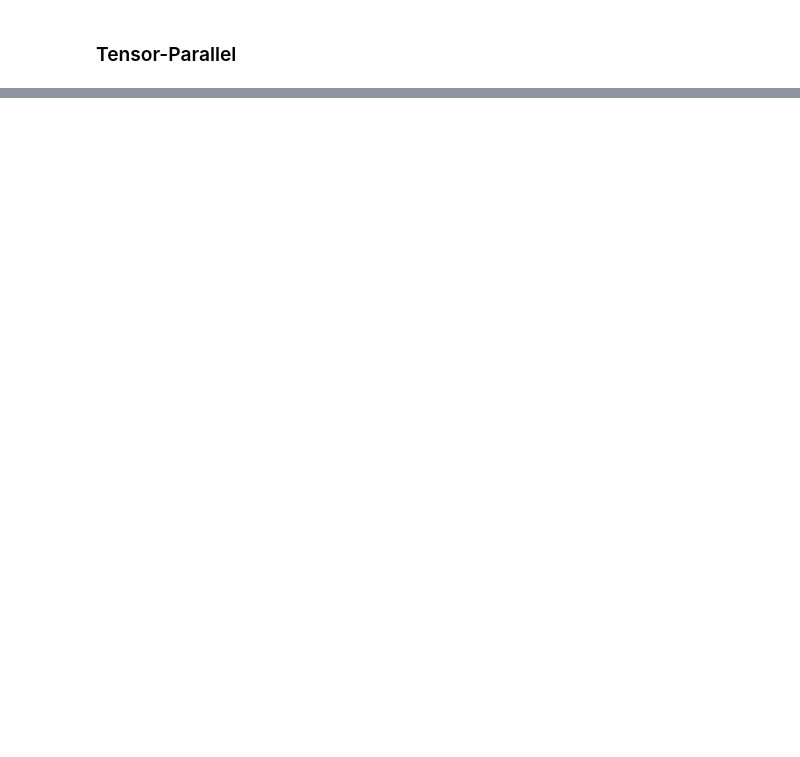
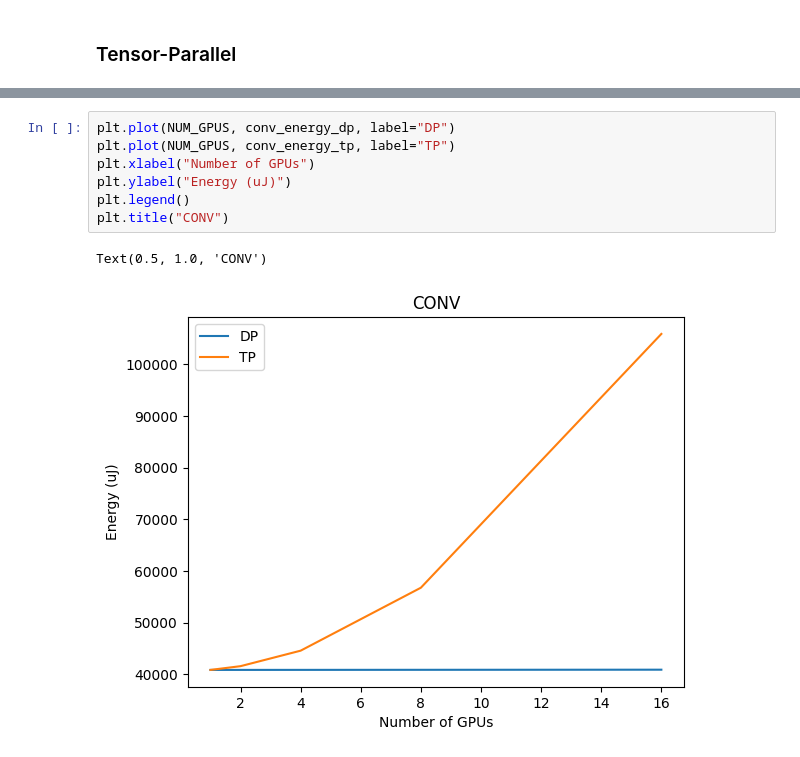
Before and after one commit to jennyli12/65930-final-project, a Jupyter notebook: workspace/project/project.ipynb, the cells around one changed output, grey strips where cells are left out. Saved outputs shown, nothing was run; the diff lists cells and outputs as text; blank space fills up the shorter version.

```diff
--- a/workspace/project/project.ipynb
+++ b/workspace/project/project.ipynb
@@ -141,0 +197,10 @@ layer_shapes/alexnet/7.yaml 4194.118 1376256
+# %%
+plt.plot(NUM_GPUS, conv_energy_dp, label="DP")
+plt.plot(NUM_GPUS, conv_energy_tp, label="TP")
+plt.xlabel("Number of GPUs")
+plt.ylabel("Energy (uJ)")
+plt.legend()
+plt.title("CONV")
+# %% [output]
+Text(0.5, 1.0, 'CONV')
+[figure, added]
```
Also changed, not shown: parts of 9 cells of this notebook, 3 other files.
